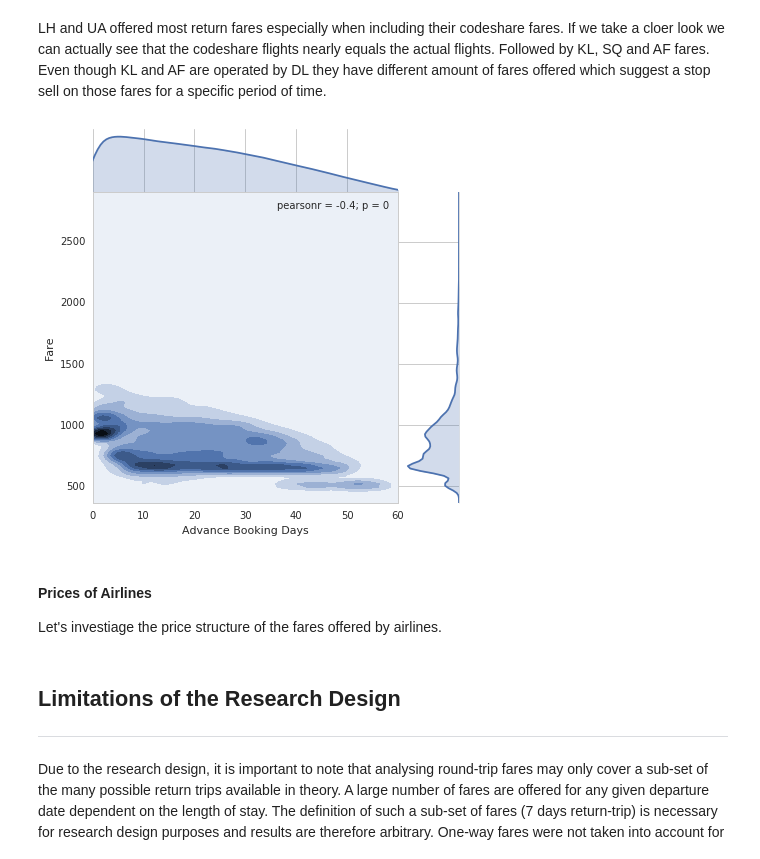
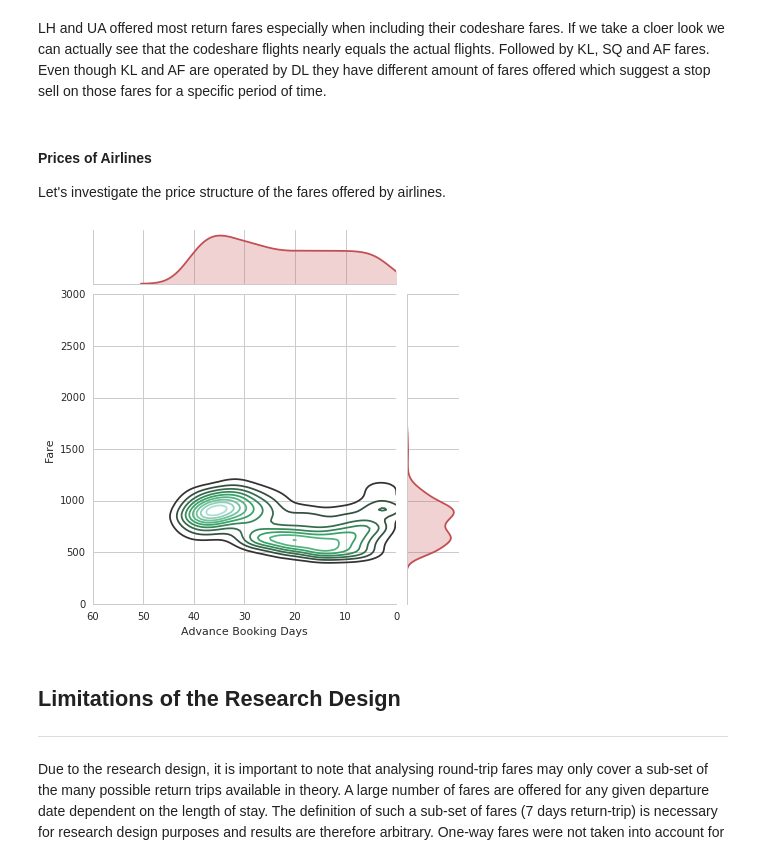
Before and after one commit to JulianMBr/Analysis-airfare-route.FRA-NYC, a Jupyter notebook: # Analysis of airfare data between Frankfurt-New York.ipynb, the cells around one changed output. Drawn from its saved outputs; the diff is of its cells as text; code cells hidden in the pictures.

Commit message:
prices of airlines

```diff
--- a/# Analysis of airfare data between Frankfurt-New York.ipynb
+++ b/# Analysis of airfare data between Frankfurt-New York.ipynb
@@ -247,22 +247,23 @@ g.fig.suptitle('Offered return fares by airlines')
 [figure]
 # %% [markdown]
 LH and UA offered most return fares especially when including their codeshare fares. If we take a cloer look we can actually see that the codeshare flights nearly equals the actual flights. Followed by KL, SQ and AF fares. Even though KL and AF are operated by DL they have different amount of fares offered which suggest a stop sell on those fares for a specific period of time.
+# %% [markdown]
+#### Prices of Airlines
+Let's investigate the price structure of the fares offered by airlines.
 # %%
 # lets add daysBeforeDeparture variable to the data frame flights
+flights = flights[1:1000]
 flights["daysBeforeDeparture"] = (flights.tripStartDeparture-flights.package).astype('timedelta64[D]')
 
 #graph
-g = sns.jointplot("daysBeforeDeparture", "saleTotal", data=flights, kind="kde", space=0, xlim=(0,60))
-g.set_axis_labels("Advance Booking Days", "Fare")
-plt.gca().invert_xaxis()
-#g = sns.JointGrid(x="daysBeforeDeparture", y="saleTotal", data=flights)
-#g = g.plot_joint(plt.scatter, color=".5", edgecolor="white", kind="kde", size=7, space=0)
-#g = g.plot_marginals(sns.distplot, kde=False, color=".5")
+color = sns.cubehelix_palette(light=1, as_cmap=True)
+g= sns.JointGrid(x="daysBeforeDeparture", y="saleTotal", data=flights, xlim=(60,0))
+g = g.plot_joint(sns.kdeplot)
+g = g.plot_marginals(sns.kdeplot, color="r", shade=True)
+g = g.set_axis_labels("Advance Booking Days", "Fare")
+#sns.plt.gca().invert_xaxis()
 # %% [output]
-[figure, old version]
+[figure, new version]
-# %% [markdown]
-#### Prices of Airlines
-Let's investiage the price structure of the fares offered by airlines.
 # %% [markdown]
 ## Limitations of the Research Design
 ------
```
